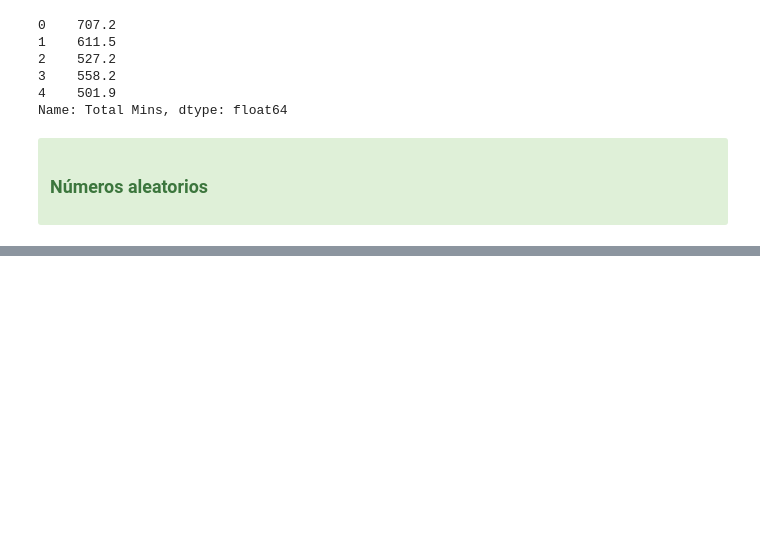
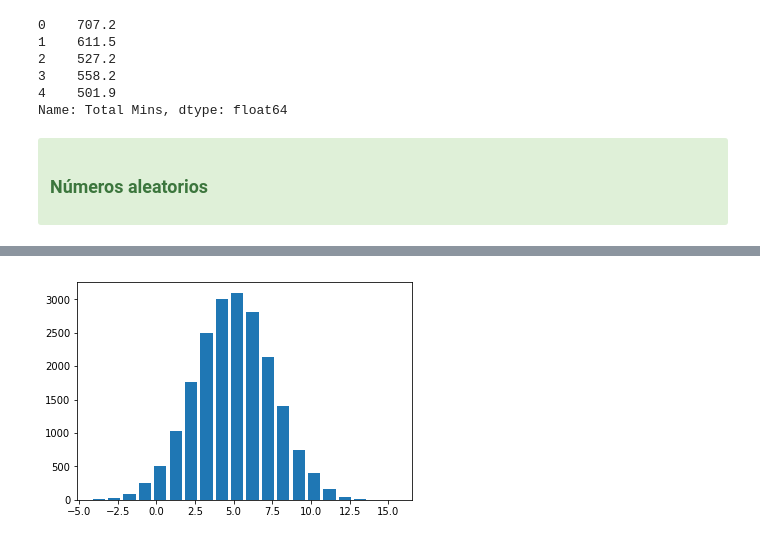
Before and after one commit to Byhako/cursoUdemyAI, a Jupyter notebook: notebooks/2-data-wrangling.ipynb, the cells around one changed output, grey strips where cells are left out. Drawn from its saved outputs; the diff is of its cells as text; code cells hidden in the pictures; blank space fills up the shorter version.

```diff
--- a/notebooks/2-data-wrangling.ipynb
+++ b/notebooks/2-data-wrangling.ipynb
@@ -192,0 +240,11 @@ np.random.choice(columns)
+# %%
+#  Una no Gaussinan
+mu = 5    # media
+sd = 2.5  # desviación estandar
+
+dis = mu + sd*np.random.randn(n)
+
+plt.hist(dis, rwidth=0.8, bins=20)
+plt.show()
+# %% [output]
+[figure, added]
```
Also changed, not shown: parts of 14 cells of this notebook.
